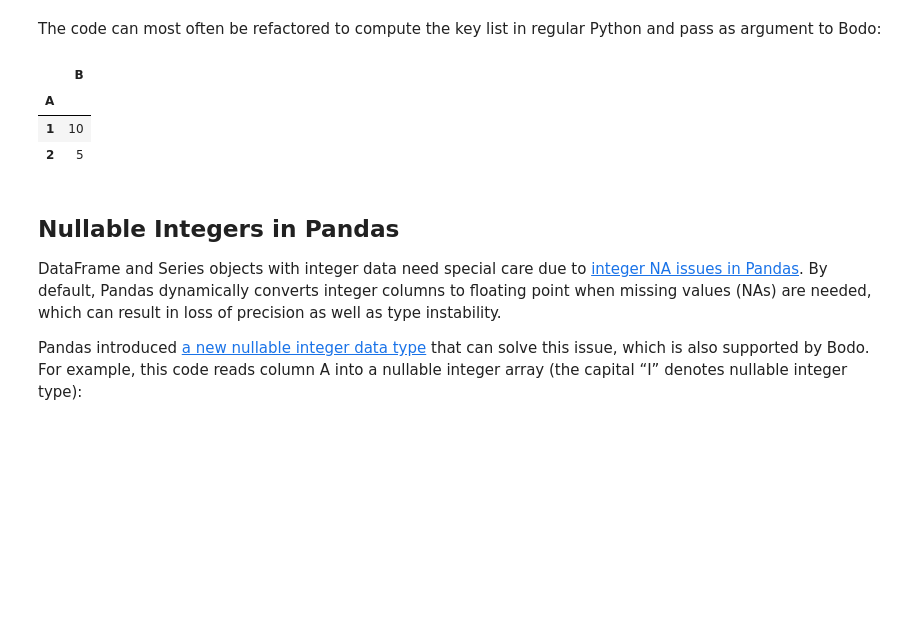
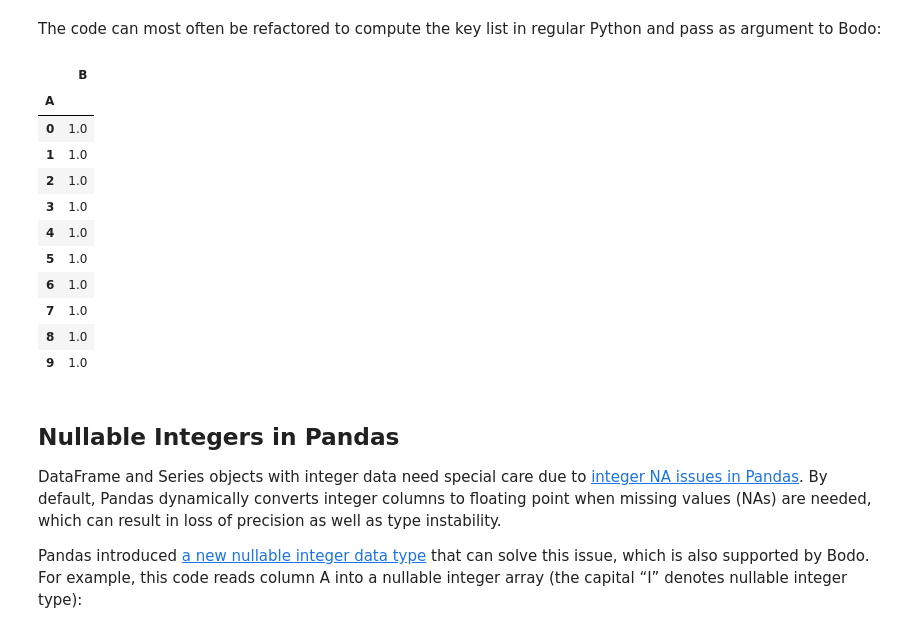
Before and after one commit to Bodo-inc/Bodo-tutorial, a Jupyter notebook: bodo_tutorial.ipynb, the cells around one changed output. Drawn from its saved outputs; the diff is of its cells as text; code cells hidden in the pictures; blank space fills up the shorter version.

```diff
--- a/bodo_tutorial.ipynb
+++ b/bodo_tutorial.ipynb
@@ -431,11 +450,11 @@ Index: []
 # %% [markdown]
 Alternatively, distributed data can be gathered and sent to all processes, effectively replicating the data:
 # %%
-%%px --block
+%%px
 
 @bodo.jit
 def mean_power():
-    df = pd.read_parquet('cycling_dataset.pq')
+    df = pd.read_parquet("data/cycling_dataset.pq")
     return bodo.allgatherv(df)
 
 df = mean_power()
@@ -522,13 +541,13 @@ In this example, `df` is distributed data so it is written to a directory a parq
 # %% [markdown]
 Bodo supports parallel read of single Parquet files, as well as directory of files:
 # %%
-%%px --block
+%%px
 import pandas as pd
 import bodo
 
-@bodo.jit(distributed=['df'])
+@bodo.jit(distributed=["df"])
 def read_parquet_dir():
-    df = pd.read_parquet("pq_output.pq")
+    df = pd.read_parquet("data/pq_output.pq")
     return df
 
 df = read_parquet_dir()
@@ -993,15 +1014,15 @@ print(f(3))
 Deterministic dataframe schemas (column names and types), which are required in most data systems, are key for type stability. For example, variable `df` in example below could be either a single column dataframe or a two column one – Bodo cannot determine it at compilation time:
 # %%
 @bodo.jit
-def f(a):
-    df = pd.DataFrame({"A": [1, 2, 3]})
-    df2 = pd.DataFrame({"A": [1, 3, 4], "C": [-1, -2, -3]})
+def f(a, n):
+    df = pd.DataFrame({"A": np.arange(n)})
+    df2 = pd.DataFrame({"A": np.arange(n) ** 2, "C": np.ones(n)})
     if len(a) > 3:
         df = df.merge(df2)
 
     return df.mean()
 
-print(f([2, 3]))
+print(f([2, 3], 10))
 # TypeError: Cannot unify dataframe((array(int64, 1d, C),), RangeIndexType(none), ('A',), False)
 # and dataframe((array(int64, 1d, C), array(int64, 1d, C)), RangeIndexType(none), ('A', 'C'), False) for 'df'
 # %% [output]
@@ -1037,14 +1058,14 @@ dtype: float64
 Another common place where schema stability may be compromised is in passing non-constant list of key column names to dataframe operations such as `groupby`, `merge` and `sort_values`. In these operations, Bodo should be able to deduce the list of key column names at compile time in order to determine the output dataframe schema. For example, the program below is potentially type unstable since Bodo may not be able to infer `column_list` during compilation:
 # %%
 @bodo.jit
-def f(a, i):
+def f(a, i, n):
     column_list = a[:i]  # some computation that cannot be inferred statically
-    df = pd.DataFrame({"A": [1, 2, 1], "B": [4, 5, 6]})
+    df = pd.DataFrame({"A": np.arange(n), "B": np.ones(n)})
     return df.groupby(column_list).sum()
 
 a = ["A", "B"]
 i = 1
-f(a, i)
+f(a, i, 10)
 # BodoError: groupby(): 'by' parameter only supports a constant column label or column labels.
 # %% [output]
 BodoError: groupby(): 'by' parameter only supports a constant column label or column labels.
@@ -1055,19 +1076,27 @@ def f(a, i):
 The code can most often be refactored to compute the key list in regular Python and pass as argument to Bodo:
 # %%
 @bodo.jit
-def f(column_list):
-    df = pd.DataFrame({"A": [1, 2, 1], "B": [4, 5, 6]})
+def f(column_list, n):
+    df = pd.DataFrame({"A": np.arange(n), "B": np.ones(n)})
     return df.groupby(column_list).sum()
 
 a = ["A", "B"]
 i = 1
 column_list = a[:i]
-f(column_list)
+f(column_list, 10)
 # %% [output]
 |  | B |
 | A |  |
-| 1 | 10 |
-| 2 | 5 |
+| 0 | 1.0 |
+| 1 | 1.0 |
+| 2 | 1.0 |
+| 3 | 1.0 |
+| 4 | 1.0 |
+| 5 | 1.0 |
+| 6 | 1.0 |
+| 7 | 1.0 |
+| 8 | 1.0 |
+| 9 | 1.0 |
 # %% [markdown]
 ## Nullable Integers in Pandas
 
```
Also changed, not shown: parts of 38 cells of this notebook, 8 other files.
